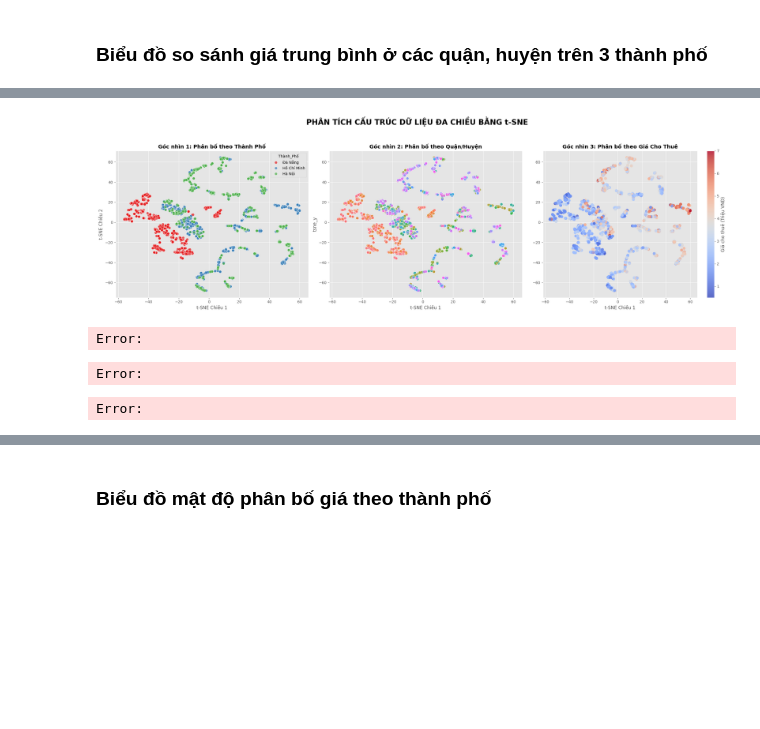
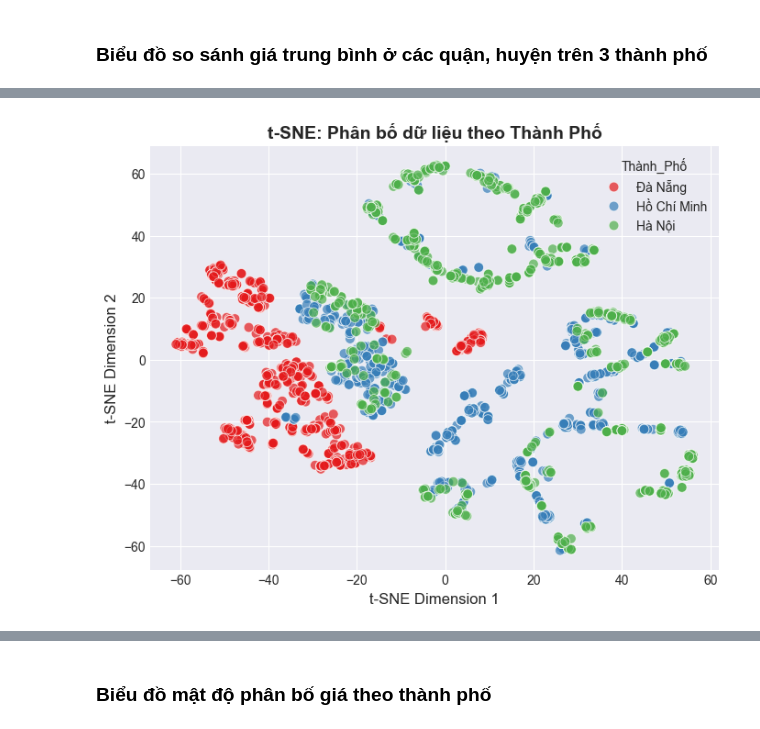
Before and after one commit to LuongVanVo/Roomalyzer, a Jupyter notebook: src/phongtro_data_analysis.ipynb, the cells around one changed output, grey strips where cells are left out. Drawn from its saved outputs; the diff is of its cells as text; code cells hidden in the pictures; blank space fills up the shorter version.

```diff
--- a/src/phongtro_data_analysis.ipynb
+++ b/src/phongtro_data_analysis.ipynb
@@ -1000,52 +912,36 @@ from sklearn.preprocessing import StandardScaler
 import matplotlib.pyplot as plt
 import seaborn as sns
 
-# Lựa chọn các biến đặc trưng đưa vào máy học
-features_for_tsne = df_clean.drop(columns=['Thành_Phố', 'Quận_Huyện', 'Giá_Cho_Thuê', 'Log_Giá', 'Log_Diện_Tích'])
+# Lựa chọn các biến đặc trưng
+features_for_tsne = df_clean.drop(columns=['Thành_Phố','Quận_Huyện','Giá_Cho_Thuê','Log_Giá','Log_Diện_Tích'])
 
-# Chuẩn hóa dữ liệu
+# Chuẩn hóa
 scaler = StandardScaler()
 X_scaled = scaler.fit_transform(features_for_tsne)
 
-# Chạy t-SNE (CHỈ CHẠY 1 LẦN DUY NHẤT)
+# Chạy t-SNE
 tsne = TSNE(n_components=2, random_state=42, perplexity=30, max_iter=1000)
 tsne_result = tsne.fit_transform(X_scaled)
 
-# Lưu tọa độ vào df_clean tạm thời để vẽ
 df_clean['tsne_x'] = tsne_result[:,0]
 df_clean['tsne_y'] = tsne_result[:,1]
-
-fig, axes = plt.subplots(1, 3, figsize=(24, 7))
-fig.suptitle('PHÂN TÍCH CẤU TRÚC DỮ LIỆU ĐA CHIỀU BẰNG t-SNE', fontsize=20, fontweight='bold', y=1.05)
-
-# Biểu đồ 1: Phân cụm theo thành phố
-sns.scatterplot(ax=axes[0], x="tsne_x", y="tsne_y", hue="Thành_Phố",
-                palette="Set1", data=df_clean, alpha=0.7, s=50)
-axes[0].set_title('Góc nhìn 1: Phân bố theo Thành Phố', fontsize=14, fontweight='bold')
-axes[0].set_xlabel('t-SNE Chiều 1')
-axes[0].set_ylabel('t-SNE Chiều 2')
-
-# Biểu đồ 2: Phân cụm theo Quận / Huyện
-sns.scatterplot(ax=axes[1], x="tsne_x", y="tsne_y", hue="Quận_Huyện",
-                palette="husl", data=df_clean, legend=False, alpha=0.7, s=50)
-axes[1].set_title('Góc nhìn 2: Phân bố theo Quận/Huyện', fontsize=14, fontweight='bold')
-axes[1].set_xlabel('t-SNE Chiều 1')
-
-# Biểu đồ 3: Phân bố theo giá cho thuê
-scatter = axes[2].scatter(df_clean['tsne_x'], df_clean['tsne_y'],
-                          c=df_clean['Giá_Cho_Thuê'], cmap='coolwarm', alpha=0.8, s=50)
-axes[2].set_title('Góc nhìn 3: Phân bố theo Giá Cho Thuê', fontsize=14, fontweight='bold')
-axes[2].set_xlabel('t-SNE Chiều 1')
-
-cbar = plt.colorbar(scatter, ax=axes[2])
-cbar.set_label('Giá cho thuê (Triệu VNĐ)')
-
-plt.tight_layout()
-plt.show()
-
-df_clean = df_clean.drop(columns=['tsne_x', 'tsne_y'])
-# %% [output]
-[figure, removed]
-Error:
-Error:
-Error:
+# %%
+plt.figure(figsize=(8,6))
+
+sns.scatterplot(
+    x="tsne_x",
+    y="tsne_y",
+    hue="Thành_Phố",
+    palette="Set1",
+    data=df_clean,
+    alpha=0.7,
+    s=60
+)
+
+plt.title("t-SNE: Phân bố dữ liệu theo Thành Phố", fontsize=14, fontweight='bold')
+plt.xlabel("t-SNE Dimension 1")
+plt.ylabel("t-SNE Dimension 2")
+
+plt.show()
+# %% [output]
+[figure, added]
```
Also changed, not shown: parts of 34 cells of this notebook, 2 other files.
